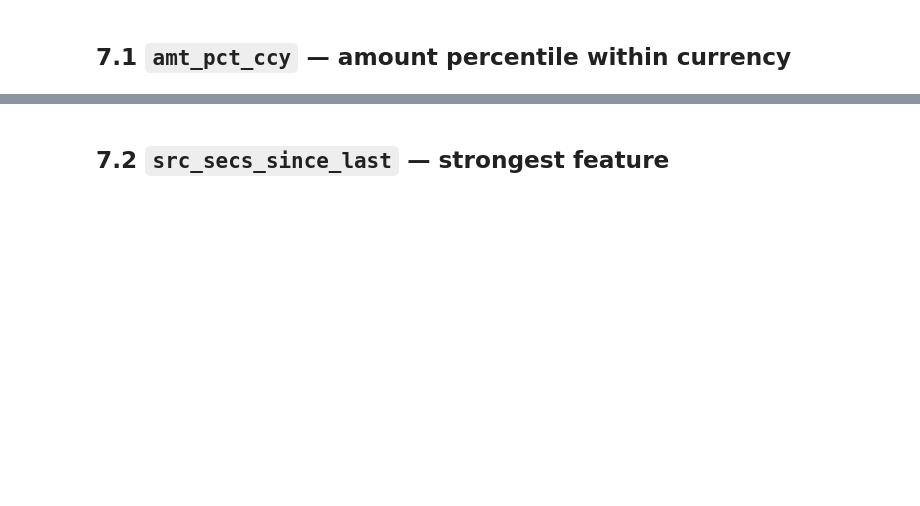
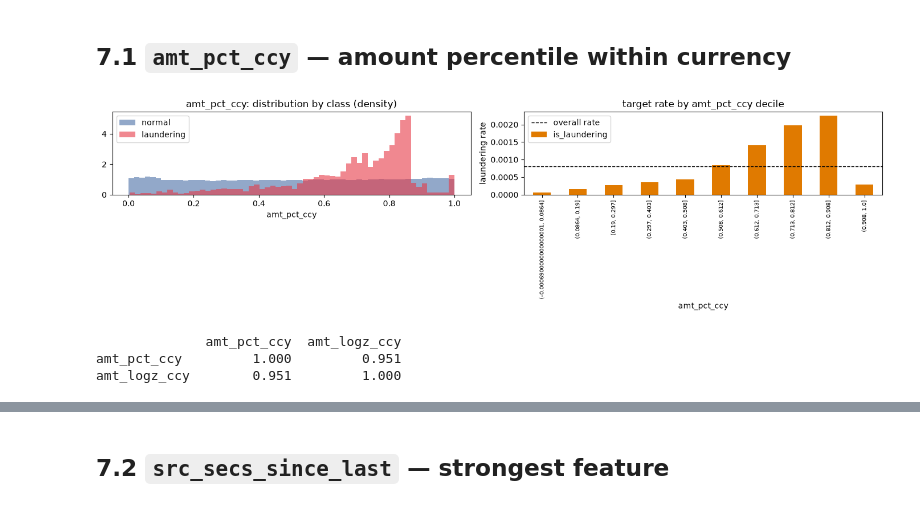
Before and after one commit to Rutu-RD/aml-transaction-detection, a Jupyter notebook: notebooks/01_eda_final.ipynb, the cells around one changed output, grey strips where cells are left out. Drawn from its saved outputs; the diff is of its cells as text; code cells hidden in the pictures; blank space fills up the shorter version.

```diff
--- a/notebooks/01_eda_final.ipynb
+++ b/notebooks/01_eda_final.ipynb
@@ -79,5 +527,16 @@ explore_temporal(train)
 # %% [markdown]
 ## 7.1 `amt_pct_ccy` — amount percentile within currency
 # %%
-explore_numeric(train, "amt_pct_ccy", log_scale=False)# redundancy check against the log-z alternativetrain["log_amount"] = np.log1p(train.amount_paid)gl = train.groupby("currency_paid", observed=True).log_amounttrain["amt_logz_ccy"] = (train.log_amount - gl.transform("mean")) / gl.transform("std")print(train[["amt_pct_ccy", "amt_logz_ccy"]].corr().round(3))
+explore_numeric(train, "amt_pct_ccy", log_scale=False)
+
+# redundancy check against the log-z alternative
+train["log_amount"] = np.log1p(train.amount_paid)
+gl = train.groupby("currency_paid", observed=True).log_amount
+train["amt_logz_ccy"] = (train.log_amount - gl.transform("mean")) / gl.transform("std")
+print(train[["amt_pct_ccy", "amt_logz_ccy"]].corr().round(3))
+# %% [output]
+[figure, added]
+              amt_pct_ccy  amt_logz_ccy
+amt_pct_ccy         1.000         0.951
+amt_logz_ccy        0.951         1.000
 # %% [markdown]
```
Also changed, not shown: parts of 59 cells of this notebook, 27 other files.
